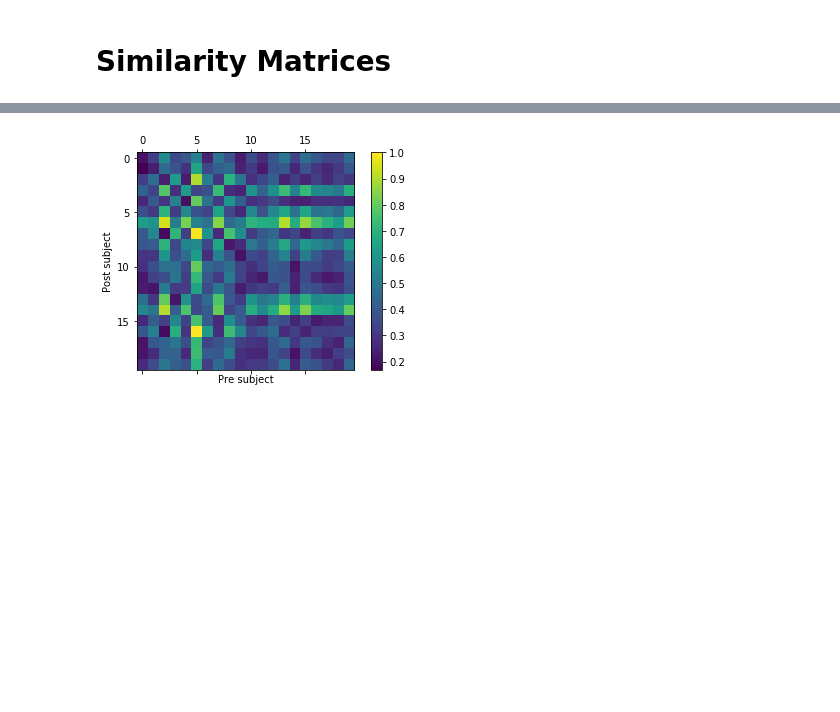
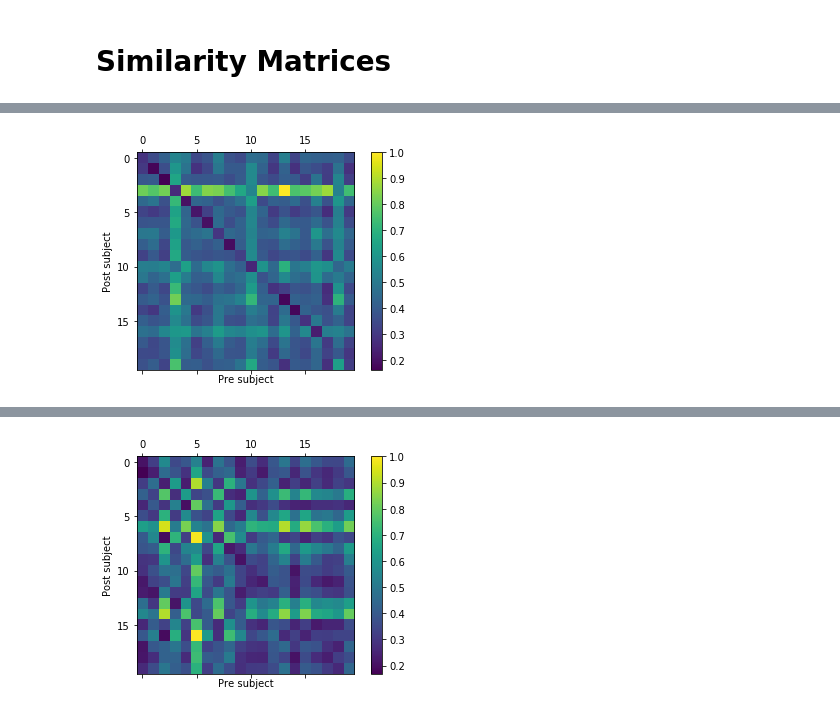
Before and after one commit to HALtheWise/Neurotech-project-1, a Jupyter notebook: report.ipynb, the cells around one changed output, grey strips where cells are left out. Drawn from its saved outputs; the diff is of its cells as text; code cells hidden in the pictures; blank space fills up the shorter version.

```diff
--- a/report.ipynb
+++ b/report.ipynb
@@ -64,0 +75,4 @@ We evaluate how "similar" subjects are, pre- to post- training, by means of corr
+# %%
+plotSimilarityMatrix(subjects, nullFSreducer); # Diffusion Tensor data
+# %% [output]
+[figure, added]
```
Also changed, not shown: parts of 24 cells of this notebook, 8 other files.
